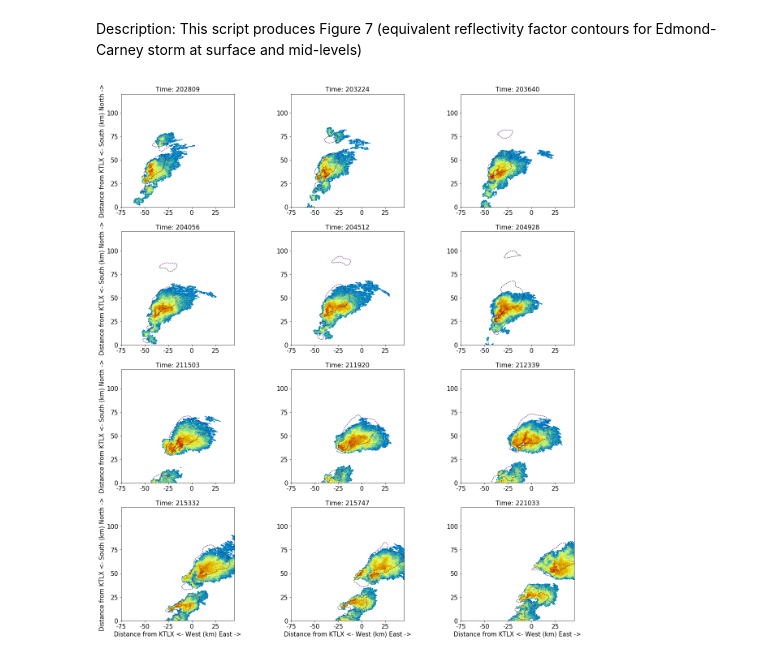
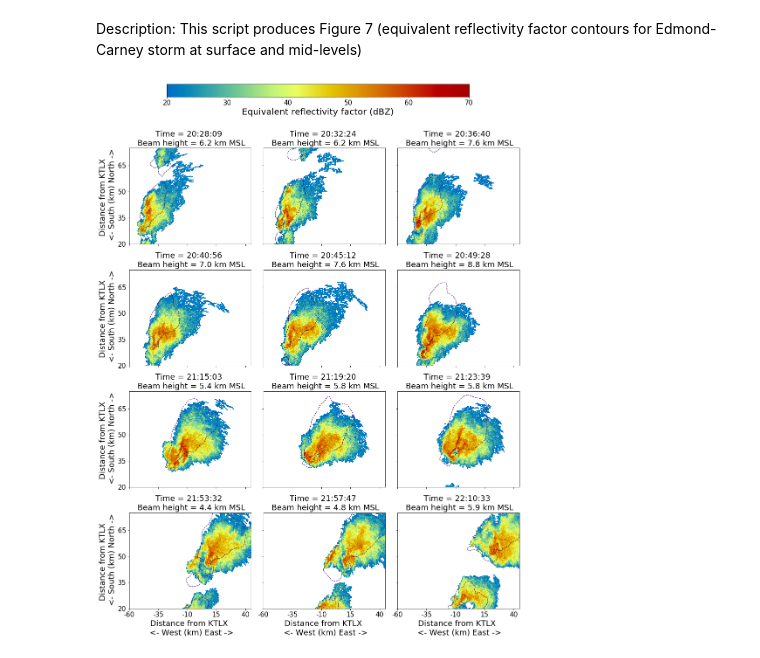
Before and after one commit to gewitterblitz/may19_2013_obs_analysis, a Jupyter notebook: notebooks/STB_MWR_2020_Figure7.ipynb, the cells around one changed output. Cells and saved outputs as stored; diff of their text form; code cells hidden in the pictures.

```diff
--- a/notebooks/STB_MWR_2020_Figure7.ipynb
+++ b/notebooks/STB_MWR_2020_Figure7.ipynb
@@ -27,12 +30,17 @@ plt.rcParams["legend.markerscale"] = 2
 plt.rcParams["font.size"] = 13
 # %%
 # list out all radar files
-files_radar = sorted(glob.glob(os.path.expanduser("/path/to/KTLX/files")))
+files_radar = sorted(glob.glob(os.path.expanduser("/Users/ms/Desktop/mount/May_19_2013_all_stuff/KTLX_data/*V06")))
+files_az_shear = sorted(glob.glob(os.path.expanduser("/Users/ms/Desktop/mount/May_19_2013_all_stuff/KTLX_data/az_shear/*.nc")))
 
 # select only the ones needed for Figure 7
 files_rad_interest = list(
     itemgetter(6, 7, 8, 9, 10, 11, 17, 18, 19, 26, 27, 30)(files_radar)
 )
+
+files_az_shear_interest = list(
+    itemgetter(6, 7, 8, 9, 10, 11, 17, 18, 19, 26, 27, 30)(files_az_shear)
+)
 # %%
 # List of all elevation angles (sweep angles) that have a visible WER/BWER in PPI plot
 # This list will be used while iterating through radar files
@@ -61,36 +69,49 @@ for i in range(len(files_rad_interest)):
     )
 
     all_radars.append(radar)
+# %%
+# manually identified xy locs of approximate BWER location visible in reflectivity plots above
+
+x_pts = [-45,-45,-40,-35,-35,-35,-15,-10,-10,15,15,20]*np.array([1000])
+y_pts = [30,30,35,35,40,35,35,40,40,45,50,60]*np.array([1000])
+
+f = lambda x,y: np.sqrt(x**2 + y**2)
+
+ranges = list(map(f,x_pts,y_pts))
+
+bm_hghts = [ray_height(r,all_radars[i].fixed_angle['data'][el],15) for i,r,el in zip(np.arange(len(all_radars)),ranges, mdlvl_swps.reshape(12,1))]
 # %%
 # panel plot for radar reflectivity at mid-levels (shaded) and low-level reflectivity (30 dBZ contour)
 
 all_radars_new = np.reshape(all_radars, (4, 3))
 llvl_swp = 0
-widths = [10, 10, 10]
+widths = [15, 15, 15]
 heights = [10, 10, 10, 10]
 
-fig = plt.figure(constrained_layout=False, figsize=(20, 25))
+fig = plt.figure(constrained_layout=False, figsize=(16, 20))
 spec2 = gridspec.GridSpec(
     ncols=3, nrows=4, figure=fig, width_ratios=widths, height_ratios=heights
 )
-spec2.update(wspace=0.5, hspace=0)
+spec2.update(wspace=0.1, hspace=0.1)
 
 
 for row in range(4):
     for col in range(3):
         ax = fig.add_subplot(spec2[row, col])
         display = pyart.graph.RadarDisplay(all_radars_new[row, col])
-        display.plot_ppi(
-            "corrected_reflectivity",
-            mdlvl_swps[row, col],
-            vmin=20,
-            vmax=70,
-            cmap="pyart_HomeyerRainbow",
-            title_flag=False,
-            colorbar_flag=False,
-            colorbar_orient="horizontal",
-            axislabels_flag=False,
-        )
+        p = display.plot_ppi(
+                            "corrected_reflectivity",
+                            mdlvl_swps[row, col],
+                            vmin=20,
+                            vmax=70,
+                            cmap="pyart_HomeyerRainbow",
+                            title_flag=False,
+                            colorbar_flag=False,
+                            colorbar_orient="horizontal",
+                            axislabels_flag=False,
+                            ax = ax,
+                            fig = fig
+                        )
 
         llvl_data = all_radars_new[row, col].get_field(
             llvl_swp, "corrected_reflectivity"
@@ -111,42 +132,61 @@ for row in range(4):
 
         # adds contours to plot
         contours = ax.contour(
             x, y, smooth_data, levels, linewidths=1, antialiased=True, linestyles="--"
         )
 
-        ratio = 1
+        ratio = 1.5
         xleft, xright = ax.get_xlim()
         ybottom, ytop = ax.get_ylim()
         # the abs method is used to make sure that all numbers are positive
         # because x and y axis of an axes maybe inversed.
         ax.set_aspect(abs((xright - xleft) / (ybottom - ytop)) * ratio)
 
-        ax.set_xlim(-75, 45)
-        ax.set_xticks([-75, -50, -25, 0, 25])
-        ax.set_xticklabels(["-75", "-50", "-25", "0", "25"])
+        ax.set_xlim(-60, 45)
+        ax.set_xticks([-60, -35, -10, 15, 40])
+        ax.set_xticklabels(["-60", "-35", "-10", "15", "40"])
 
-        ax.set_ylim(0, 120)
-        ax.set_yticks([0, 25, 50, 75, 100])
-        ax.set_yticklabels(["0", "25", "50", "75", "100"])
+        ax.set_ylim(20, 75)
+        ax.set_yticks([20, 35, 50, 65])
+        ax.set_yticklabels(["20", "35", "50", "65"])
+
+        if col in [1,2] and row in [0,1,2]:
+            ax.set_xticklabels(labels=[])
+            ax.set_yticklabels(labels=[])
+
+        if row in [0,1,2]:
+            ax.set_xticklabels(labels=[])
+#             ax.set_yticklabels(labels=[])
+
+        if col in [1,2]:
+            ax.set_yticklabels(labels=[])
 
         title = datetime.strftime(
             datetime.strptime(
                 all_radars_new[row, col]
                 .time["units"]
                 .split("/")[-1]
                 .split(".")[0]
                 .split(" ")[-1],
                 "%Y-%m-%dT%H:%M:%SZ",
             ),
-            "%H%M%S",
+            "%H:%M:%S",
         )
-        ax.set_title(f"Time: {title}")
+#         ax.set_title(f"Time = {title}",fontsize=18)
+        ax.set_title(f"Time = {title} \n Beam height = {round(int(np.reshape(bm_hghts,(4,3))[row,col])/1000,1)} km MSL",fontsize=18)
 
         if col == 0:
-            ax.set_ylabel("Distance from KTLX <- South (km) North ->")
+            ax.set_ylabel("Distance from KTLX \n <- South (km) North ->",fontsize=18)
         if row == 3:
-            ax.set_xlabel("Distance from KTLX <- West (km) East ->")
+            ax.set_xlabel("Distance from KTLX \n <- West (km) East ->",fontsize=18)
+
+cbaxes = fig.add_axes([0.2,0.95,0.6,0.02])
+display.plot_colorbar(cax=cbaxes,orient='horizontal')
+
+cbaxes.axes.set_xlabel('Equivalent reflectivity factor (dBZ)',fontsize=20)
 
 plt.tight_layout()
+plt.savefig('/Users/ms/Desktop/mount/May_19_2013_all_stuff/plots_LMA_May19_2013/manuscript_figures/final_png_files/Zcontourslowmidlevels_new.png',dpi=300)
+plt.show()
 # %% [output]
-[figure, old version]
+[figure, new version]
```
Also changed, not shown: parts of 3 cells of this notebook, 23 other files.
